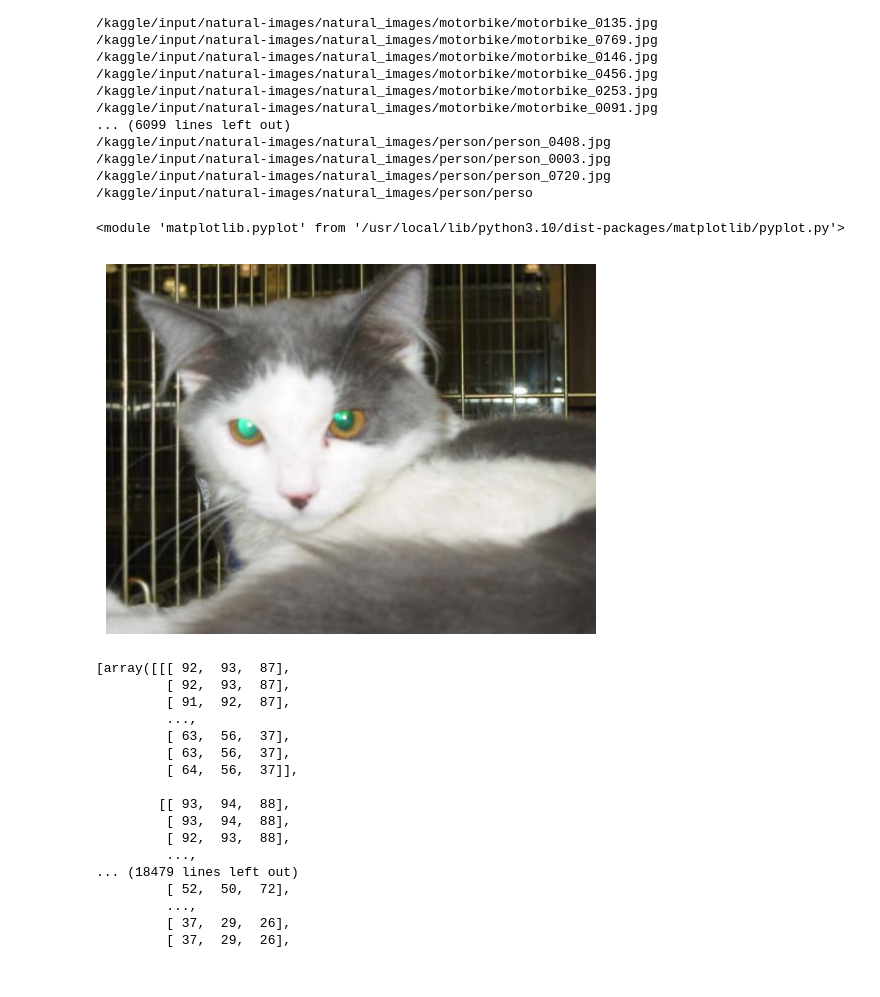
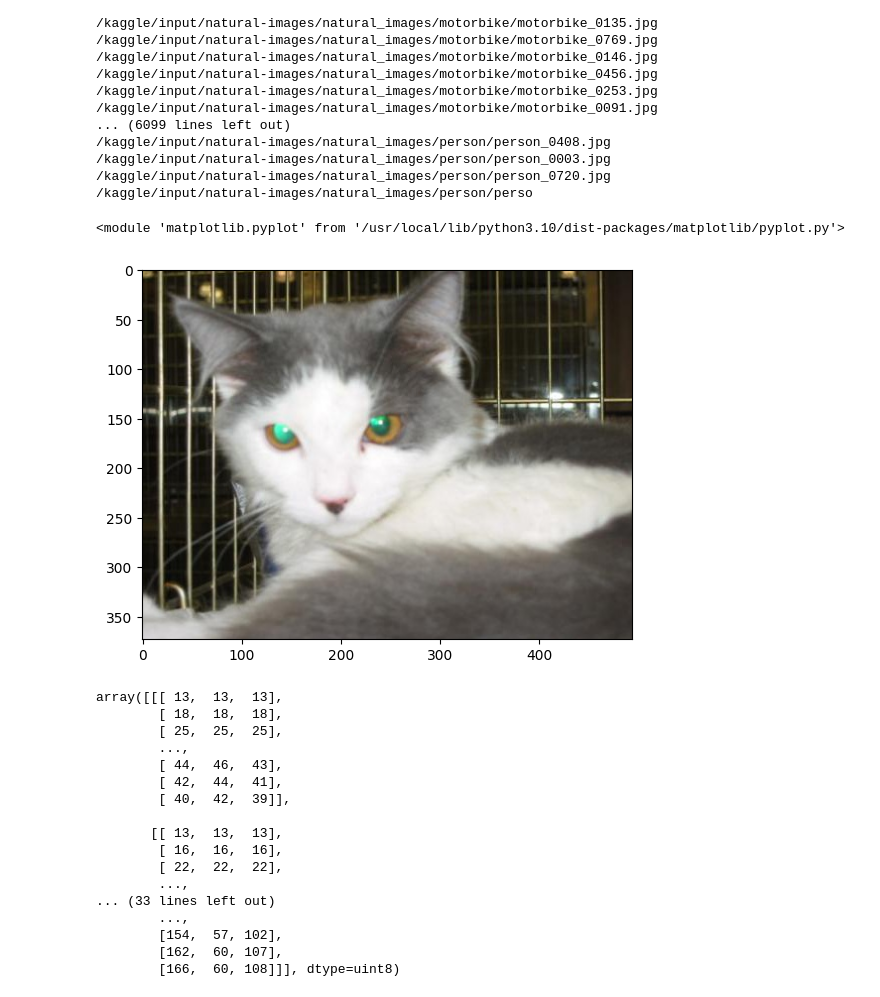
Before and after one commit to RanaUmairPy/AI, a Jupyter notebook: imageprocessing.ipynb, the cells around one changed output. Saved outputs shown, nothing was run; the diff lists cells and outputs as text; code cells hidden in the pictures.

```diff
--- a/imageprocessing.ipynb
+++ b/imageprocessing.ipynb
@@ -44,32 +44,32 @@ images_list = []
 for i in os.listdir(folder):
     if i.endswith(".jpg"):
         image_path = os.path.join(folder,i)
-        image = iio.imread(image_path)
+        image = reader.imread(image_path)
         images_list.append(image)
 # %%
 plt.imshow(images_list[3])
-plt.axis('off')
+plt.axis('on')
 plt
 # %% [output]
 <module 'matplotlib.pyplot' from '/usr/local/lib/python3.10/dist-packages/matplotlib/pyplot.py'>
-[figure, old version]
+[figure, new version]
 # %%
-images_list
+images_list[1]
 # %% [output]
-[array([[[ 92,  93,  87],
-         [ 92,  93,  87],
-         [ 91,  92,  87],
-         ...,
-         [ 63,  56,  37],
-         [ 63,  56,  37],
-         [ 64,  56,  37]],
+array([[[ 13,  13,  13],
+        [ 18,  18,  18],
+        [ 25,  25,  25],
+        ...,
+        [ 44,  46,  43],
+        [ 42,  44,  41],
+        [ 40,  42,  39]],
 
-        [[ 93,  94,  88],
-         [ 93,  94,  88],
-         [ 92,  93,  88],
-         ...,
-... (18479 lines left out)
-         [ 52,  50,  72],
-         ...,
-         [ 37,  29,  26],
-         [ 37,  29,  26],
+       [[ 13,  13,  13],
+        [ 16,  16,  16],
+        [ 22,  22,  22],
+        ...,
+... (33 lines left out)
+        ...,
+        [154,  57, 102],
+        [162,  60, 107],
+        [166,  60, 108]]], dtype=uint8)
```
Also changed, not shown: parts of 1 cell of this notebook.
